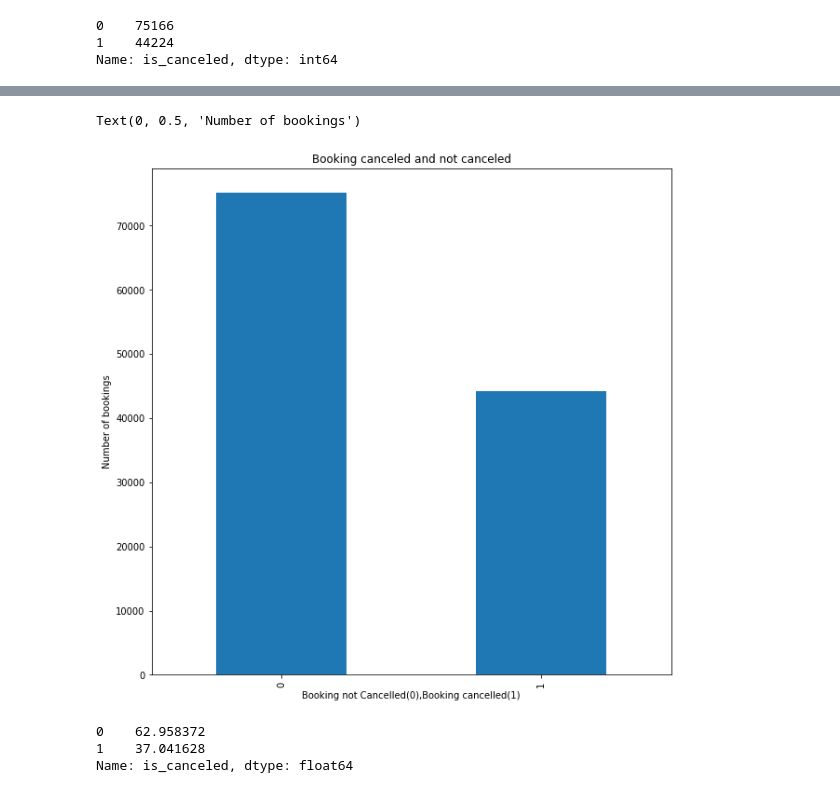
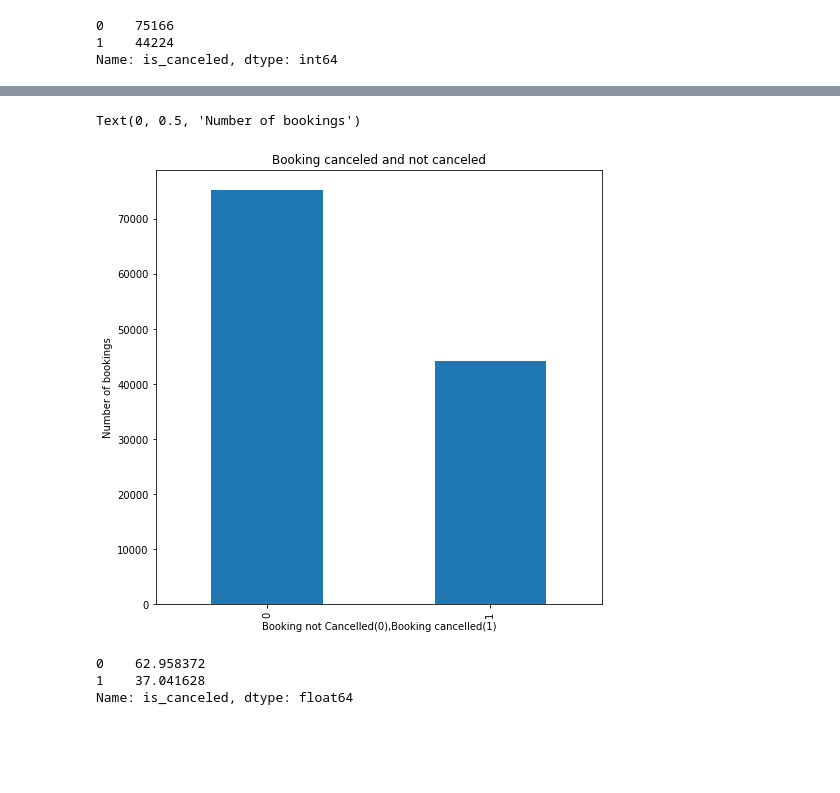
Before and after one commit to ShreedarshM/Hotel-Booking-Analysis, a Jupyter notebook: Hotel_booking_analysis_capstone_project.ipynb, the cells around one changed output, grey strips where cells are left out. Cells and saved outputs as stored; diff of their text form; code cells hidden in the pictures; blank space fills up the shorter version.

```diff
--- a/Hotel_booking_analysis_capstone_project.ipynb
+++ b/Hotel_booking_analysis_capstone_project.ipynb
@@ -130,0 +141,6 @@ import matplotlib.pyplot as plt
+# %%
+plt.rcParams['figure.figsize']=(10,5)
+customer_type.plot(kind='bar')
+plt.title('Customer Types')
+plt.xlabel('type')
+plt.ylabel('Number of customers')
@@ -131,12 +150,12 @@ import matplotlib.pyplot as plt
 # %%
-plt.rcParams['figure.figsize'] = (10,10)
+plt.rcParams['figure.figsize'] = (8,8)
 booking_cancelled.plot(kind = 'bar')
 plt.title('Booking canceled and not canceled')
 plt.xlabel('Booking not Cancelled(0),Booking cancelled(1)')
 plt.ylabel('Number of bookings')
 # %% [output]
 Text(0, 0.5, 'Number of bookings')
-[figure, old version]
+[figure, new version]
 # %%
 booking_percentage = booking_cancelled/booking_cancelled.sum()*100
 booking_percentage
```
Also changed, not shown: parts of 12 cells of this notebook.
